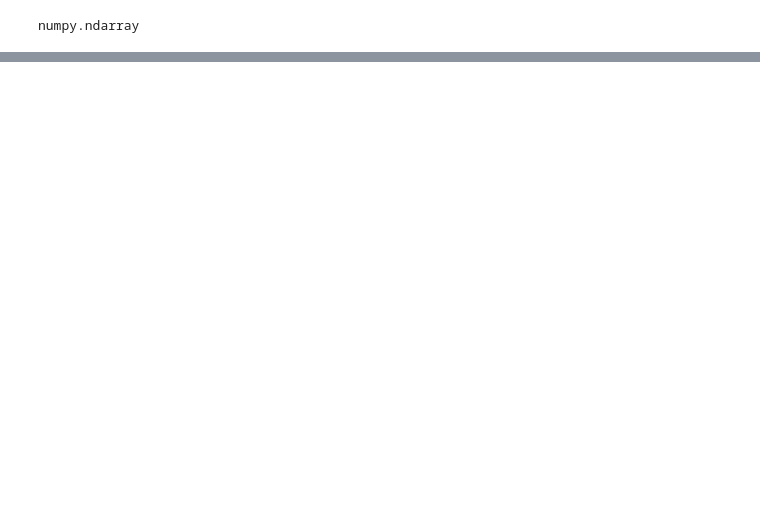
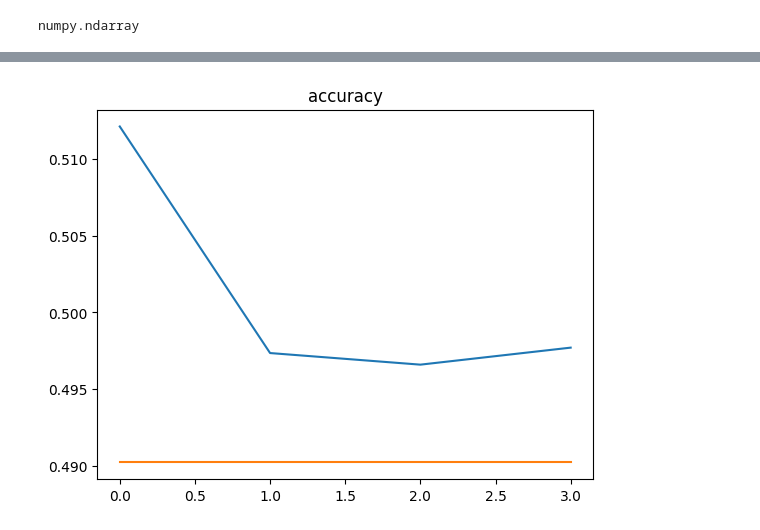
Before and after one commit to infoshareacademy/jdszr10-STAWonogi, a Jupyter notebook: Cats-vs-Dogs/Sebastian/model_sebastian1.ipynb, the cells around one changed output, grey strips where cells are left out. Cells and saved outputs as stored; diff of their text form; code cells hidden in the pictures; blank space fills up the shorter version.

```diff
--- a/Cats-vs-Dogs/Sebastian/model_sebastian1.ipynb
+++ b/Cats-vs-Dogs/Sebastian/model_sebastian1.ipynb
@@ -142,4 +303,7 @@ plt.show()
 # %%
 plt.plot(results.history["accuracy"])
+plt.plot(results.history["val_accuracy"])
 plt.title("accuracy")
 plt.show()
+# %% [output]
+[figure, added]
```
Also changed, not shown: parts of 30 cells of this notebook.
